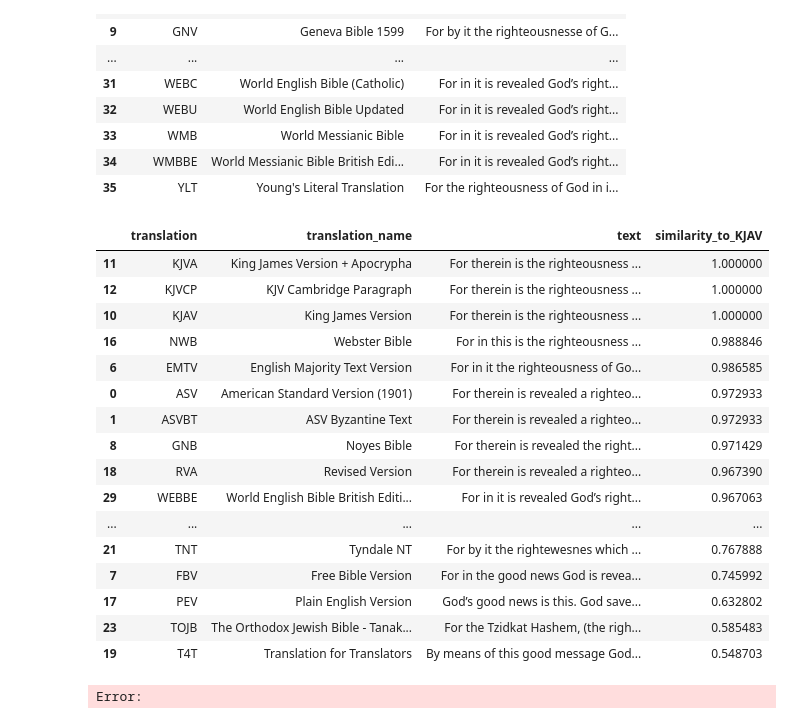
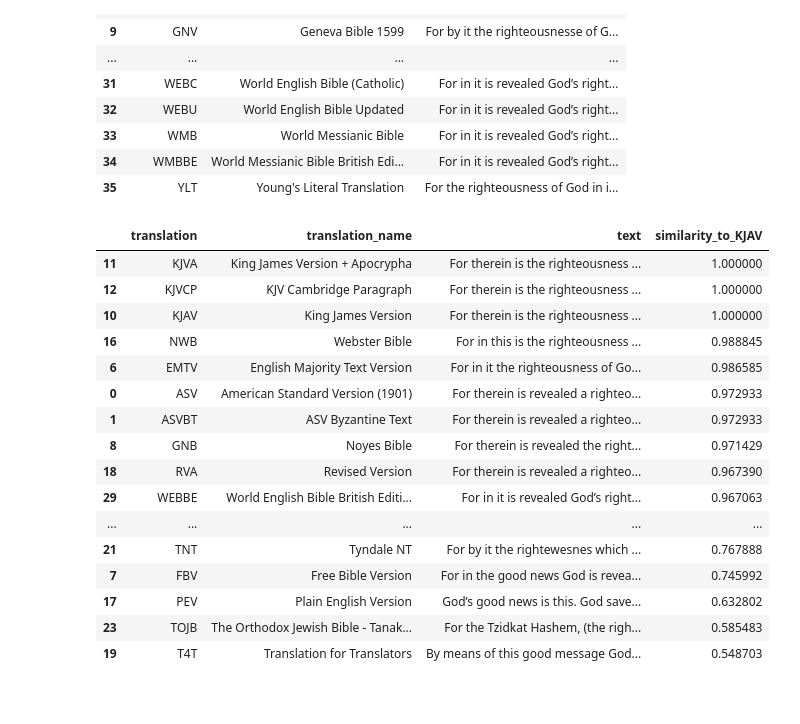
Before and after one commit to gorth314159/bible_translation_similarity, a Jupyter notebook: explore_bible_db.ipynb, the cells around one changed output. Cells and saved outputs as stored; diff of their text form; code cells hidden in the pictures.

```diff
--- a/explore_bible_db.ipynb
+++ b/explore_bible_db.ipynb
@@ -63,34 +63,34 @@ romans_1_17
 # %%
 from sentence_transformers import SentenceTransformer
 import torch
 
-# Load model
-model = SentenceTransformer("google/embeddinggemma-300m")
+# Load model, setting trust_remote_code=True if needed and ensuring the token comes from auth
+model = SentenceTransformer("google/embeddinggemma-300m", trust_remote_code=True)
 
 # Get all verse texts
 texts = romans_1_17['text'].tolist()
 
 # Encode all texts as documents
 embeddings = model.encode_document(texts)
 
 # Find the KJAV index
 kjav_idx = romans_1_17[romans_1_17['translation'] == 'KJAV'].index[0]
 kjav_embedding = embeddings[kjav_idx]
 
 # Compute cosine similarity between KJAV and all others
 similarities = model.similarity(kjav_embedding, embeddings).squeeze()
 
 # Build results dataframe
 similarity_df = romans_1_17[['translation', 'translation_name', 'text']].copy()
 similarity_df['similarity_to_KJAV'] = similarities.numpy()
 similarity_df = similarity_df.sort_values('similarity_to_KJAV', ascending=False)
 similarity_df
 # %% [output]
 |  | translation | translation_name | text | similarity_to_KJAV |
 | 11 | KJVA | King James Version + Apocrypha | For therein is the righteousness ... | 1.000000 |
 | 12 | KJVCP | KJV Cambridge Paragraph | For therein is the righteousness ... | 1.000000 |
 | 10 | KJAV | King James Version | For therein is the righteousness ... | 1.000000 |
-| 16 | NWB | Webster Bible | For in this is the righteousness ... | 0.988846 |
+| 16 | NWB | Webster Bible | For in this is the righteousness ... | 0.988845 |
 | 6 | EMTV | English Majority Text Version | For in it the righteousness of Go... | 0.986585 |
 | 0 | ASV | American Standard Version (1901) | For therein is revealed a righteo... | 0.972933 |
 | 1 | ASVBT | ASV Byzantine Text | For therein is revealed a righteo... | 0.972933 |
@@ -103,4 +103,3 @@ similarity_df
 | 17 | PEV | Plain English Version | God’s good news is this. God save... | 0.632802 |
 | 23 | TOJB | The Orthodox Jewish Bible - Tanak... | For the Tzidkat Hashem, (the righ... | 0.585483 |
 | 19 | T4T | Translation for Translators | By means of this good message God... | 0.548703 |
-Error:
```
Also changed, not shown: parts of 9 cells of this notebook, 1 other file.
